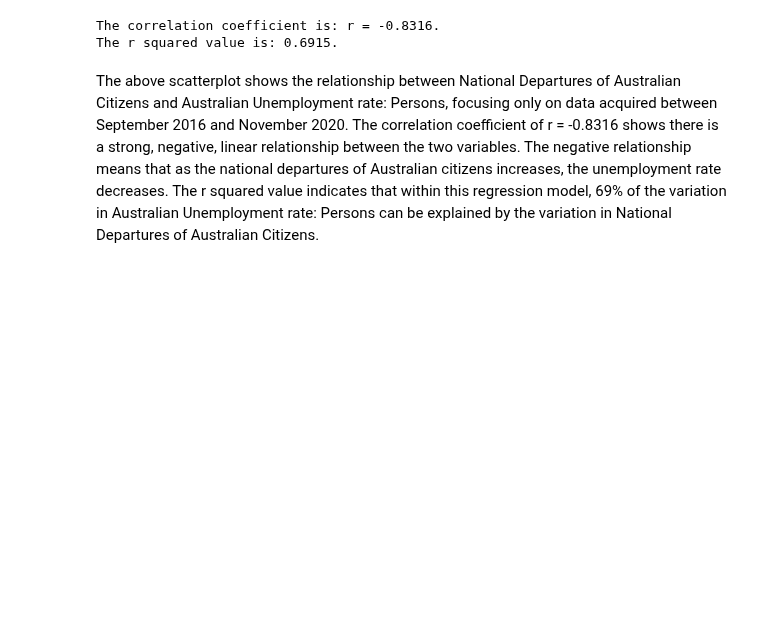
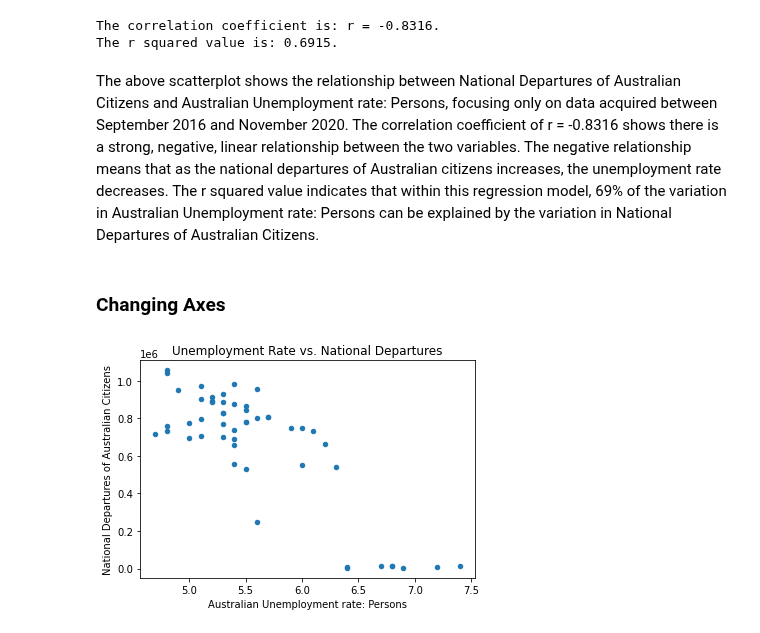
Before and after one commit to tomjp90/Project-1, a Jupyter notebook: Graph_4/Graph_4.ipynb, the cells around one changed output. Drawn from its saved outputs; the diff is of its cells as text; code cells hidden in the pictures; blank space fills up the shorter version.

Commit message:
Added plots for pre and during covid, changed axes

```diff
--- a/Graph_4/Graph_4.ipynb
+++ b/Graph_4/Graph_4.ipynb
@@ -216,3 +216,14 @@ The correlation coefficient is: r = -0.8316.
 The r squared value is: 0.6915.
 # %% [markdown]
 The above scatterplot shows the relationship between National Departures of Australian Citizens and Australian Unemployment rate: Persons, focusing only on data acquired between September 2016 and November 2020. The correlation coefficient of r = -0.8316 shows there is a strong, negative, linear relationship between the two variables. The negative relationship means that as the national departures of Australian citizens increases, the unemployment rate decreases. The r squared value indicates that within this regression model, 69% of the variation in Australian Unemployment rate: Persons can be explained by the variation in National Departures of Australian Citizens.
+# %% [markdown]
+### Changing Axes
+# %%
+# Plotting data following confirmation that the two required columns are listed in corresponding order
+graph = merged_df.plot(kind = "scatter", x = "Australian Unemployment rate: Persons",
+                       y = "National Departures of Australian Citizens", title = "Unemployment Rate vs. National Departures")
+
+# Saving image
+#plt.savefig('unemployment_vs_departures.png')
+# %% [output]
+[figure, added]
```
Also changed, not shown: parts of 12 cells of this notebook.
